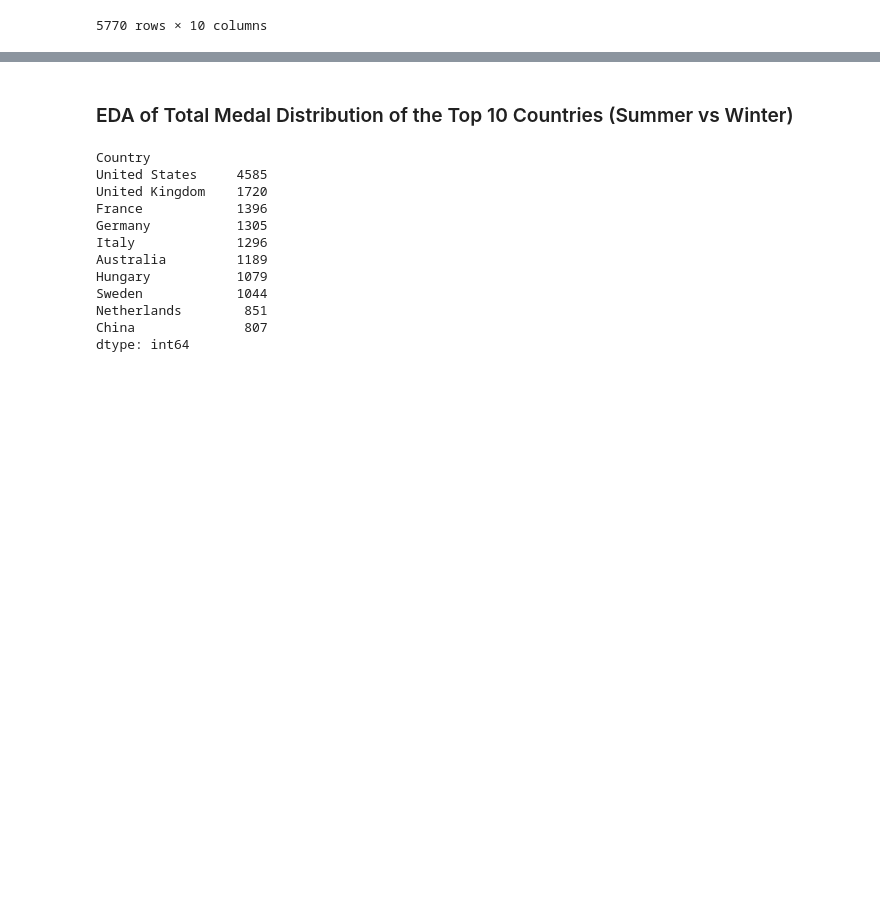
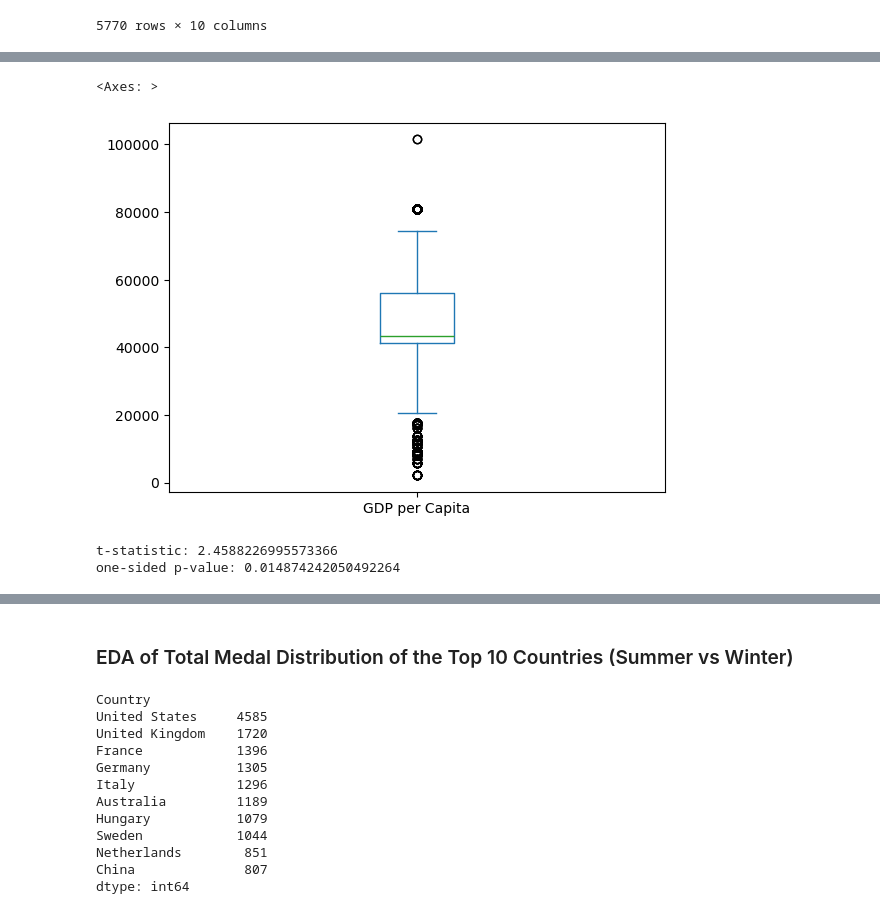
Before and after one commit to aliciag00/STAT206-Final, a Jupyter notebook: STAT 206 Final Project Report (Group 2).ipynb, the cells around one changed output, grey strips where cells are left out. Saved outputs shown, nothing was run; the diff lists cells and outputs as text; code cells hidden in the pictures; blank space fills up the shorter version.

Commit message:
Final STAT test

```diff
--- a/STAT 206 Final Project Report (Group 2).ipynb
+++ b/STAT 206 Final Project Report (Group 2).ipynb
@@ -165,0 +223,3 @@ work and contains the narrative in your analysis.
+# %%
+# joining the clean version of winter to clean version of countries - one to many
+join_win_countries = clean_winter.merge(clean_countries, left_on="Country", right_on="Code", how="left")
@@ -165,0 +238,6 @@ work and contains the narrative in your analysis.
+# %%
+# visualize the distribution of GDP per Capita
+join_win_countries["GDP per Capita"].plot(kind="box")
+# %% [output]
+<Axes: >
+[figure, added]
@@ -165,0 +258,19 @@ work and contains the narrative in your analysis.
+# %%
+# Winter Test
+t_stat, p_value_two_sided = ttest_ind(
+    medal_count_high_W["Total_Medals"],
+    medal_count_low_W["Total_Medals"],
+    equal_var=False
+)
+
+# Convert to one-sided because we are trying to determine if high GDP medal count is higher
+if t_stat > 0:
+    p_value_one_sided = p_value_two_sided / 2
+else:
+    p_value_one_sided = 1
+
+print("t-statistic:", t_stat)
+print("one-sided p-value:", p_value_one_sided)
+# %% [output]
+t-statistic: 2.4588226995573366
+one-sided p-value: 0.014874242050492264
```
Also changed, not shown: parts of 16 cells of this notebook.
